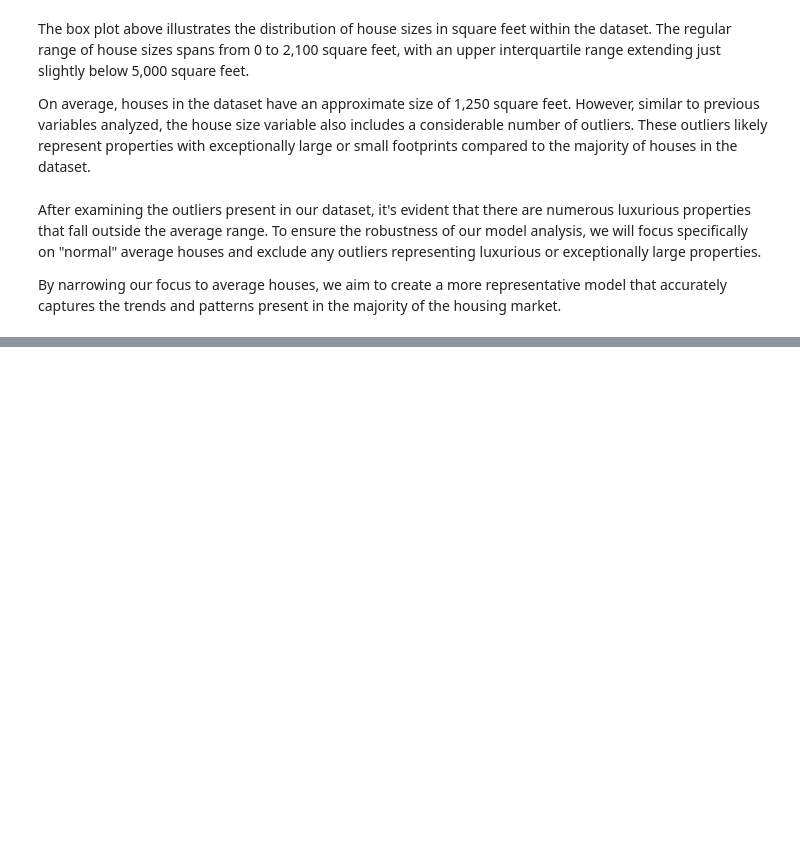
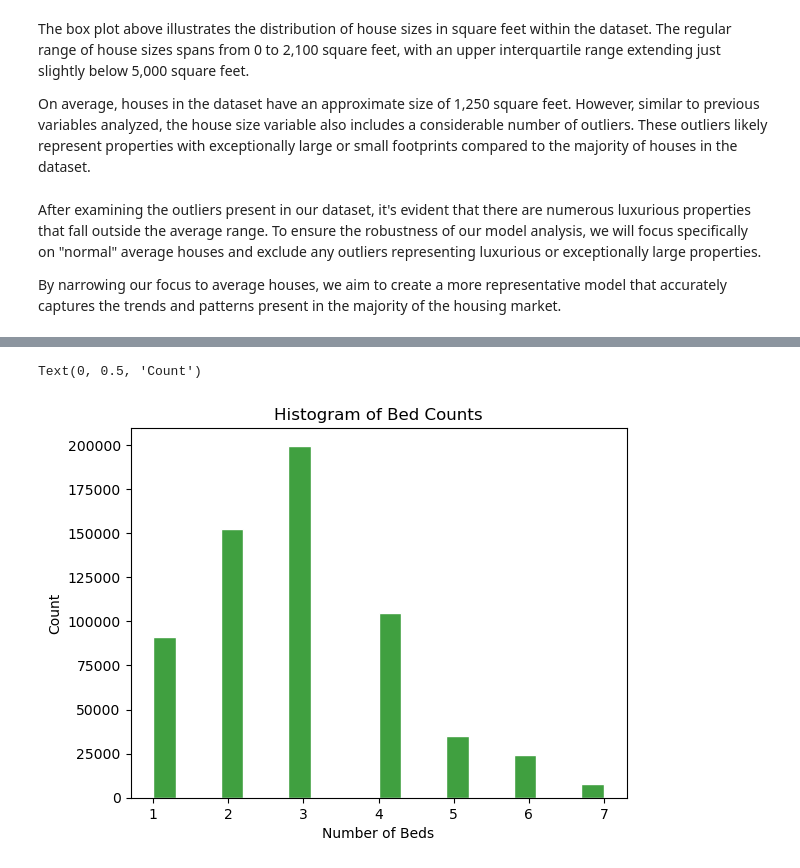
Before and after one commit to KimKarydas/House-Price-Prediction, a Jupyter notebook: US-real-estate.ipynb, the cells around one changed output, grey strips where cells are left out. Cells and saved outputs as stored; diff of their text form; code cells hidden in the pictures; blank space fills up the shorter version.

Commit message:
Issues related to the formatting code

```diff
--- a/US-real-estate.ipynb
+++ b/US-real-estate.ipynb
@@ -212,3 +198,21 @@ On average, houses in the dataset have an approximate size of 1,250 square feet.
 After examining the outliers present in our dataset, it's evident that there are numerous luxurious properties that fall outside the average range. To ensure the robustness of our model analysis, we will focus specifically on "normal" average houses and exclude any outliers representing luxurious or exceptionally large properties.
 
 By narrowing our focus to average houses, we aim to create a more representative model that accurately captures the trends and patterns present in the majority of the housing market.
+# %%
+# Determine thresholds for outlier detection
+thresholds = {
+    'bed' : {'lower_bound' : 1, 'upper_bound': 7},
+    'bath' : {'lower_bound' : 1, 'upper_bound': 6},
+    'acre_lot' : {'lower_bound' : 0, 'upper_bound': 0.75},
+    'house_size' : {'lower_bound' : 0, 'upper_bound': 5000},
+    'price' : {'lower_bound' : 0, 'upper_bound': 1250000}
+    }
+
+# Filter out outliers
+
+df_filtered = df.copy()
+
+for variable, bound in thresholds.items():
+    lower_bound = bound['lower_bound']
+    upper_bound = bound['upper_bound']
+    df_filtered = df_filtered[(df_filtered[variable] >= lower_bound) & (df_filtered[variable] <= upper_bound)]
@@ -214,0 +230,4 @@ By narrowing our focus to average houses, we aim to create a more representative
+# %%
+#Set the display format for float values
+df_filtered['price'] = df_filtered['price'].apply(lambda x: '{:.2f}'.format(x))
+print(df_filtered['price'])
@@ -214,0 +247,12 @@ By narrowing our focus to average houses, we aim to create a more representative
+# %%
+#Histogram of Bed count distribution
+#Creat Hist
+sns.histplot(df_filtered['bed'], bins=20, color='green', edgecolor='white')
+
+#Set title and lebels
+plt.title('Histogram of Bed Counts')
+plt.xlabel('Number of Beds')
+plt.ylabel('Count')
+# %% [output]
+Text(0, 0.5, 'Count')
+[figure, added]
```
Also changed, not shown: parts of 16 cells of this notebook.
